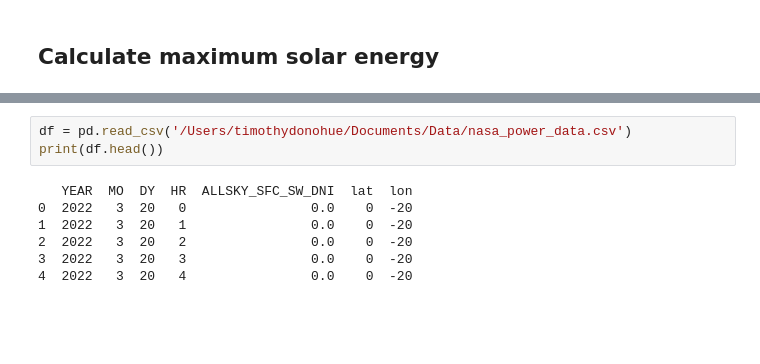
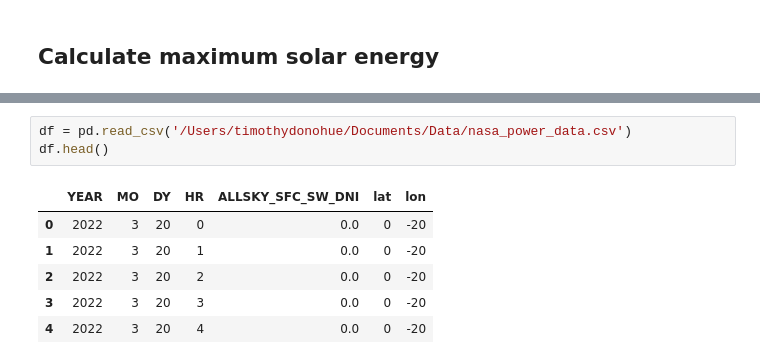
Before and after one commit to aerology-ai/uav-carbon-removal, a Jupyter notebook: solar_irradiance.ipynb, the cells around one changed output, grey strips where cells are left out. Cells and saved outputs as stored; diff of their text form; blank space fills up the shorter version.

```diff
--- a/solar_irradiance.ipynb
+++ b/solar_irradiance.ipynb
@@ -109,10 +85,10 @@ all_data.to_csv("/Users/timothydonohue/Downloads/nasa_power_data.csv", index=Fal
 # %%
 df = pd.read_csv('/Users/timothydonohue/Documents/Data/nasa_power_data.csv')
-print(df.head())
+df.head()
 # %% [output]
-   YEAR  MO  DY  HR  ALLSKY_SFC_SW_DNI  lat  lon
-0  2022   3  20   0                0.0    0  -20
-1  2022   3  20   1                0.0    0  -20
-2  2022   3  20   2                0.0    0  -20
-3  2022   3  20   3                0.0    0  -20
-4  2022   3  20   4                0.0    0  -20
+|  | YEAR | MO | DY | HR | ALLSKY_SFC_SW_DNI | lat | lon |
+| 0 | 2022 | 3 | 20 | 0 | 0.0 | 0 | -20 |
+| 1 | 2022 | 3 | 20 | 1 | 0.0 | 0 | -20 |
+| 2 | 2022 | 3 | 20 | 2 | 0.0 | 0 | -20 |
+| 3 | 2022 | 3 | 20 | 3 | 0.0 | 0 | -20 |
+| 4 | 2022 | 3 | 20 | 4 | 0.0 | 0 | -20 |
```
Also changed, not shown: parts of 28 cells of this notebook.
